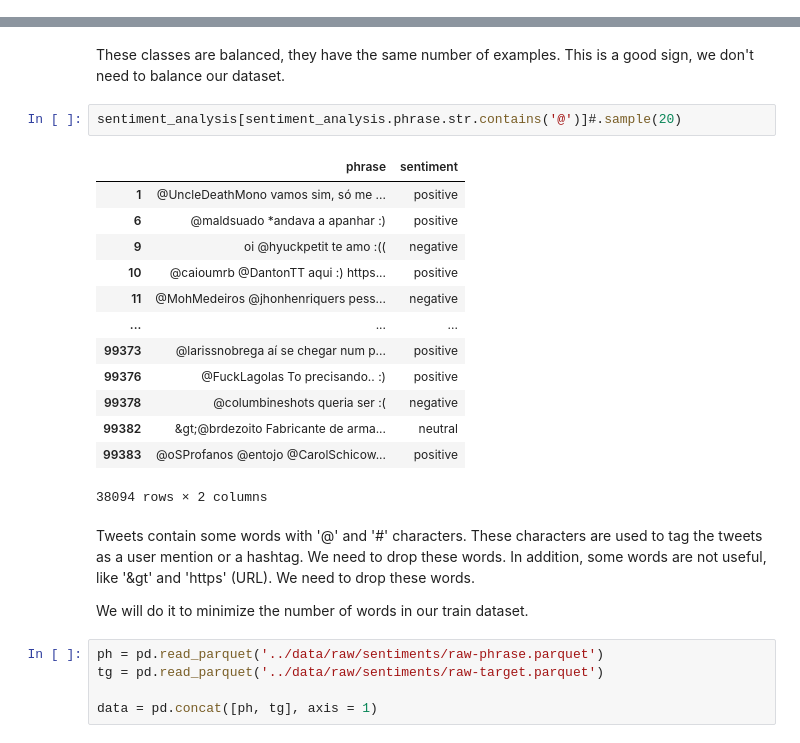
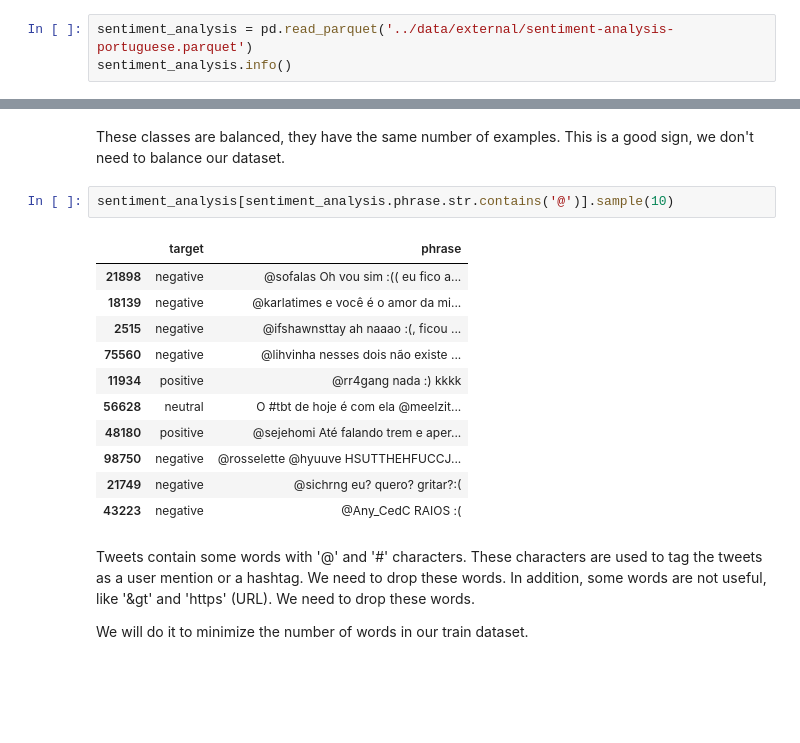
Before and after one commit to Dellonath/nlp-cognitive-engine, a Jupyter notebook: notebooks/v1.0-exploratory-text-analysis.ipynb, the cells around one changed output, grey strips where cells are left out. Drawn from its saved outputs; the diff is of its cells as text; blank space fills up the shorter version.

```diff
--- a/notebooks/v1.0-exploratory-text-analysis.ipynb
+++ b/notebooks/v1.0-exploratory-text-analysis.ipynb
@@ -66,0 +48,3 @@ memory usage: 1.5+ MB
+# %%
+sentiment_analysis = pd.read_parquet('../data/external/sentiment-analysis-portuguese.parquet')
+sentiment_analysis.info()
@@ -218,27 +200,20 @@ plt.show()
 # %% [markdown]
 These classes are balanced, they have the same number of examples. This is a good sign, we don't need to balance our dataset.
 # %%
-sentiment_analysis[sentiment_analysis.phrase.str.contains('@')]#.sample(20)
+sentiment_analysis[sentiment_analysis.phrase.str.contains('@')].sample(10)
 # %% [output]
-|  | phrase | sentiment |
-| 1 | @UncleDeathMono vamos sim, só me ... | positive |
-| 6 | @maldsuado *andava a apanhar :) | positive |
-| 9 | oi @hyuckpetit te amo :(( | negative |
-| 10 | @caioumrb @DantonTT aqui :) https... | positive |
-| 11 | @MohMedeiros @jhonhenriquers pess... | negative |
-| ... | ... | ... |
-| 99373 | @larissnobrega aí se chegar num p... | positive |
-| 99376 | @FuckLagolas To precisando.. :) | positive |
-| 99378 | @columbineshots queria ser :( | negative |
-| 99382 | &gt;@brdezoito Fabricante de arma... | neutral |
-| 99383 | @oSProfanos @entojo @CarolSchicow... | positive |
+|  | target | phrase |
+| 21898 | negative | @sofalas Oh vou sim :(( eu fico a... |
+| 18139 | negative | @karlatimes e você é o amor da mi... |
+| 2515 | negative | @ifshawnsttay ah naaao :(, ficou ... |
+| 75560 | negative | @lihvinha nesses dois não existe ... |
+| 11934 | positive | @rr4gang nada :) kkkk |
+| 56628 | neutral | O #tbt de hoje é com ela @meelzit... |
+| 48180 | positive | @sejehomi Até falando trem e aper... |
+| 98750 | negative | @rosselette @hyuuve HSUTTHEHFUCCJ... |
+| 21749 | negative | @sichrng eu? quero? gritar?:( |
+| 43223 | negative | @Any_CedC RAIOS :( |
-38094 rows × 2 columns
 # %% [markdown]
 Tweets contain some words with '@' and '#' characters. These characters are used to tag the tweets as a user mention or a hashtag. We need to drop these words. In addition, some words are not useful, like '&gt' and 'https' (URL). We need to drop these words.
 
 We will do it to minimize the number of words in our train dataset.
-# %%
-ph = pd.read_parquet('../data/raw/sentiments/raw-phrase.parquet')
-tg = pd.read_parquet('../data/raw/sentiments/raw-target.parquet')
-
-data = pd.concat([ph, tg], axis = 1)
```
Also changed, not shown: parts of 22 cells of this notebook, 22 other files.
